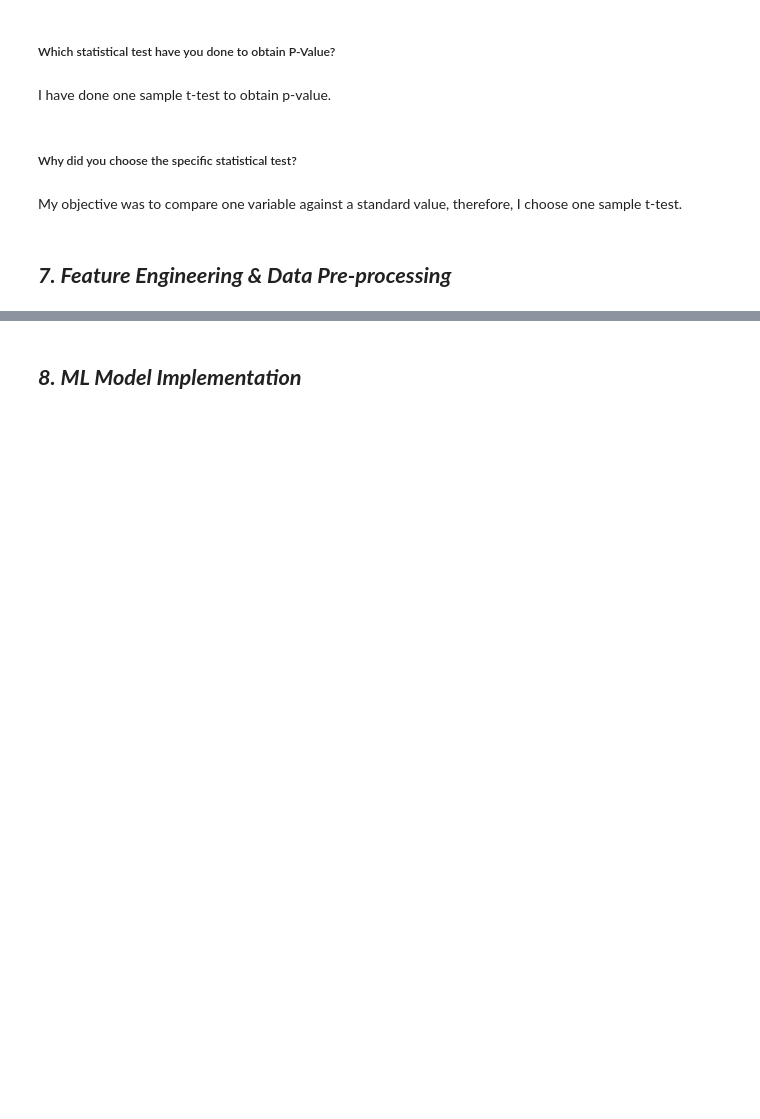
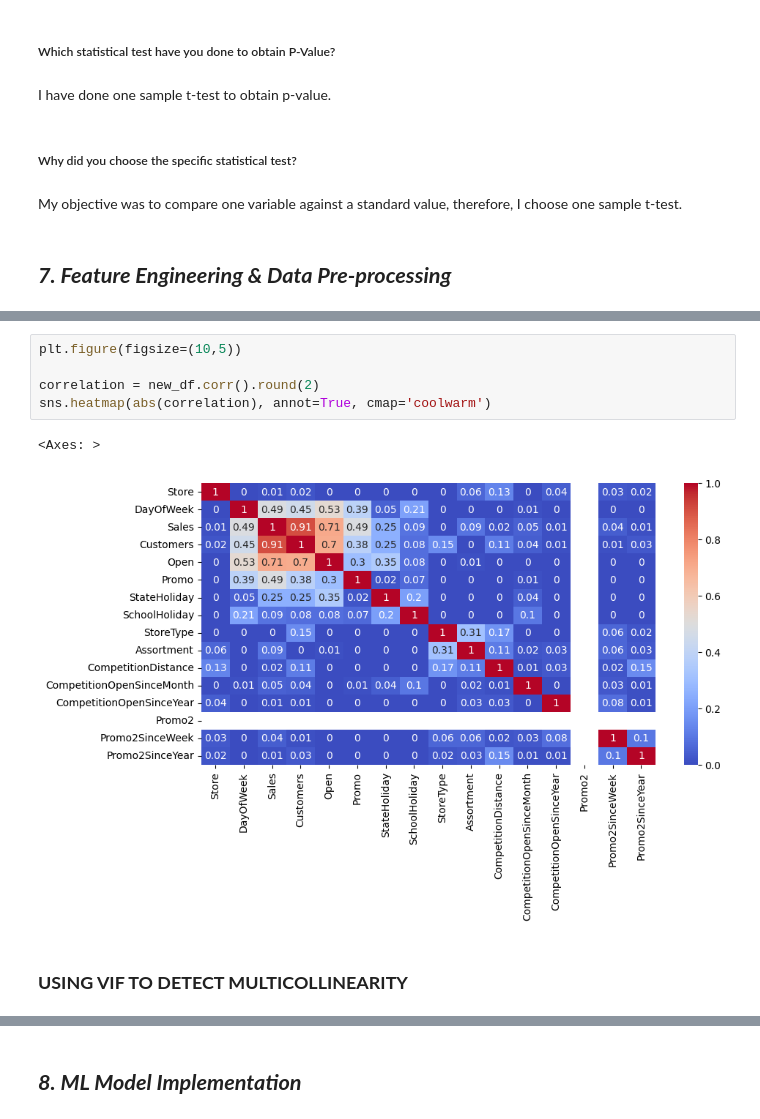
Before and after one commit to Adeeba27/CP---2-Retail-Sales-Prediction, a Jupyter notebook: CP_2_|_Retail_Sales_Prediction.ipynb, the cells around one changed output, grey strips where cells are left out. Cells and saved outputs as stored; diff of their text form; blank space fills up the shorter version.

```diff
--- a/CP_2_|_Retail_Sales_Prediction.ipynb
+++ b/CP_2_|_Retail_Sales_Prediction.ipynb
@@ -1072,0 +975,10 @@ Answer Here.
+# %%
+plt.figure(figsize=(10,5))
+
+correlation = new_df.corr().round(2)
+sns.heatmap(abs(correlation), annot=True, cmap='coolwarm')
+# %% [output]
+<Axes: >
+[figure, added]
+# %% [markdown]
+### **USING VIF TO DETECT MULTICOLLINEARITY**
```
Also changed, not shown: parts of 86 cells of this notebook.
